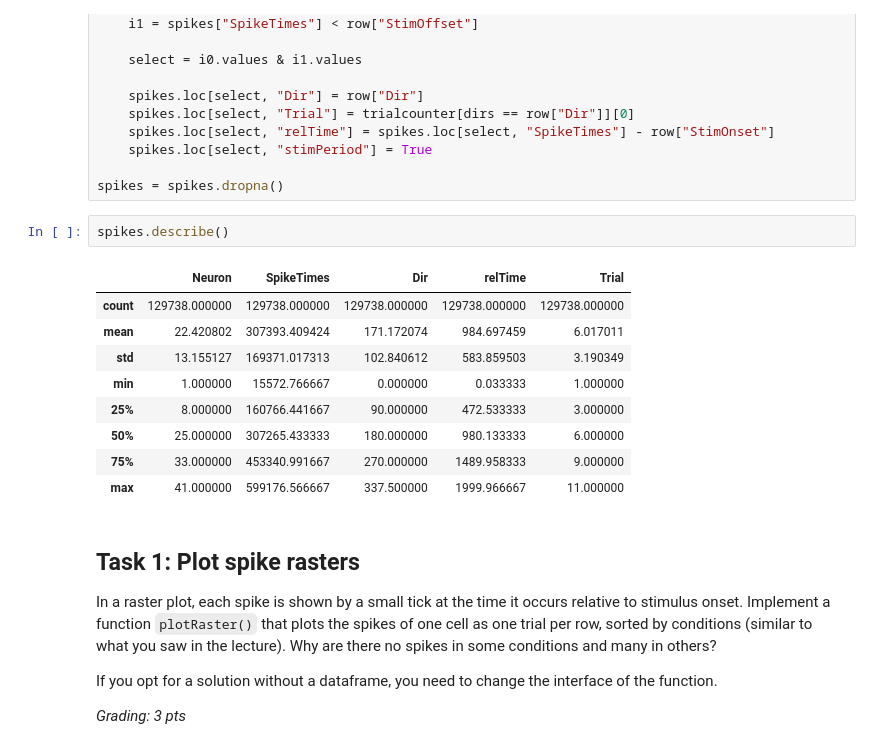
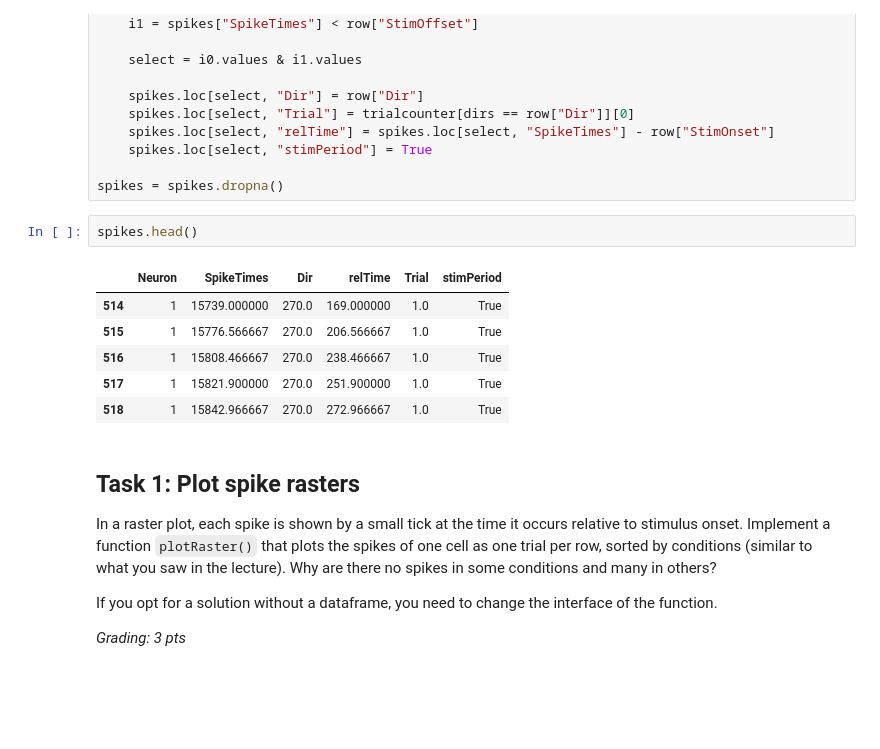
Before and after one commit to Akseli-Ilmanen/NDS_homework, a Jupyter notebook: notebooks/AI_CodingLab4.ipynb, the cells around one changed output. Drawn from its saved outputs; the diff is of its cells as text; blank space fills up the shorter version.

```diff
--- a/notebooks/AI_CodingLab4.ipynb
+++ b/notebooks/AI_CodingLab4.ipynb
@@ -112,17 +112,14 @@ for i, row in stims.iterrows():
 
 spikes = spikes.dropna()
 # %%
-spikes.describe()
+spikes.head()
 # %% [output]
-|  | Neuron | SpikeTimes | Dir | relTime | Trial |
-| count | 129738.000000 | 129738.000000 | 129738.000000 | 129738.000000 | 129738.000000 |
-| mean | 22.420802 | 307393.409424 | 171.172074 | 984.697459 | 6.017011 |
-| std | 13.155127 | 169371.017313 | 102.840612 | 583.859503 | 3.190349 |
-| min | 1.000000 | 15572.766667 | 0.000000 | 0.033333 | 1.000000 |
-| 25% | 8.000000 | 160766.441667 | 90.000000 | 472.533333 | 3.000000 |
-| 50% | 25.000000 | 307265.433333 | 180.000000 | 980.133333 | 6.000000 |
-| 75% | 33.000000 | 453340.991667 | 270.000000 | 1489.958333 | 9.000000 |
-| max | 41.000000 | 599176.566667 | 337.500000 | 1999.966667 | 11.000000 |
+|  | Neuron | SpikeTimes | Dir | relTime | Trial | stimPeriod |
+| 514 | 1 | 15739.000000 | 270.0 | 169.000000 | 1.0 | True |
+| 515 | 1 | 15776.566667 | 270.0 | 206.566667 | 1.0 | True |
+| 516 | 1 | 15808.466667 | 270.0 | 238.466667 | 1.0 | True |
+| 517 | 1 | 15821.900000 | 270.0 | 251.900000 | 1.0 | True |
+| 518 | 1 | 15842.966667 | 270.0 | 272.966667 | 1.0 | True |
 # %% [markdown]
 ## Task 1: Plot spike rasters
 
```
Also changed, not shown: parts of 11 cells of this notebook.
